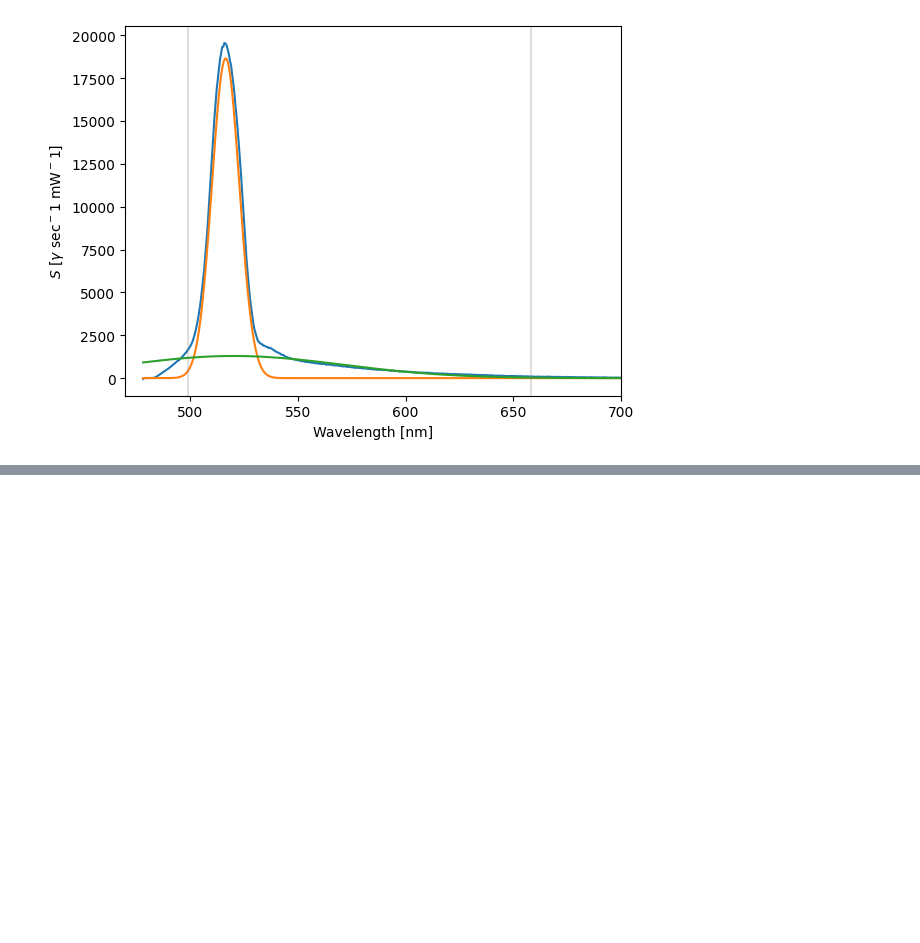
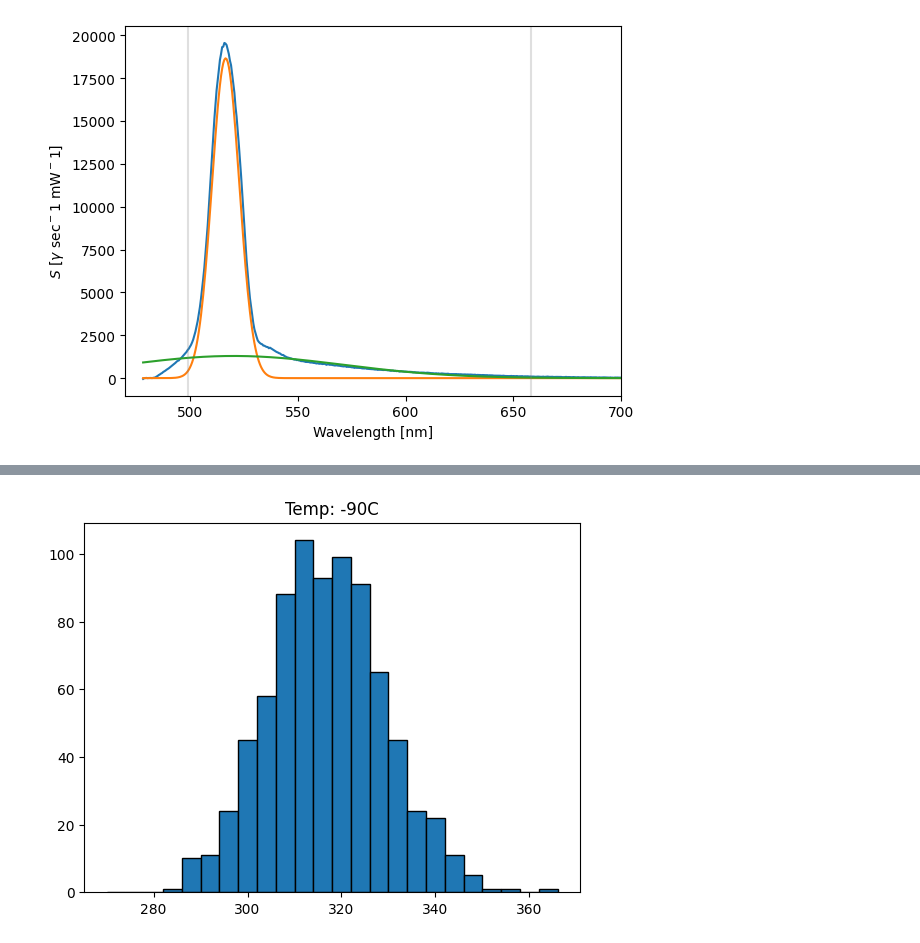
Before and after one commit to nhargy/Phoenix, a Jupyter notebook: Analysis/notebooks/scratchpad.ipynb, the cells around one changed output, grey strips where cells are left out. Cells and saved outputs as stored; diff of their text form; code cells hidden in the pictures; blank space fills up the shorter version.

```diff
--- a/Analysis/notebooks/scratchpad.ipynb
+++ b/Analysis/notebooks/scratchpad.ipynb
@@ -206,0 +683,20 @@ popt
+# %%
+phasepath = Path('/home/hargy/Scientific/DataCold/Experimental-Data/Project-Phoenix/PHASE-I/')
+savedir = '/home/hargy/Downloads/testdata/'
+# %%
+meta_df = sg.gen_df_meta(phasepath)
+raw_df  = sg.gen_df_raw(phasepath)
+comb_df = sg.gen_df_comb(phasepath)
+
+wls = raw_df.index.get_level_values('Wavelength').unique().to_numpy()
+# %%
+idx = ('BL', 'Coll1', 2)
+y   = raw_df.loc[idx]['Spectrum'].to_numpy()
+wls = raw_df.index.get_level_values('Wavelength').unique().to_numpy()
+
+temp = meta_df.loc[idx]['Temperature']
+bins = np.arange(270,370, 4)
+plt.hist(y, bins = bins, edgecolor = 'black')
+plt.title('Temp: '+temp+'C');
+# %% [output]
+[figure, added]
```
Also changed, not shown: parts of 34 cells of this notebook, 12 other files.
